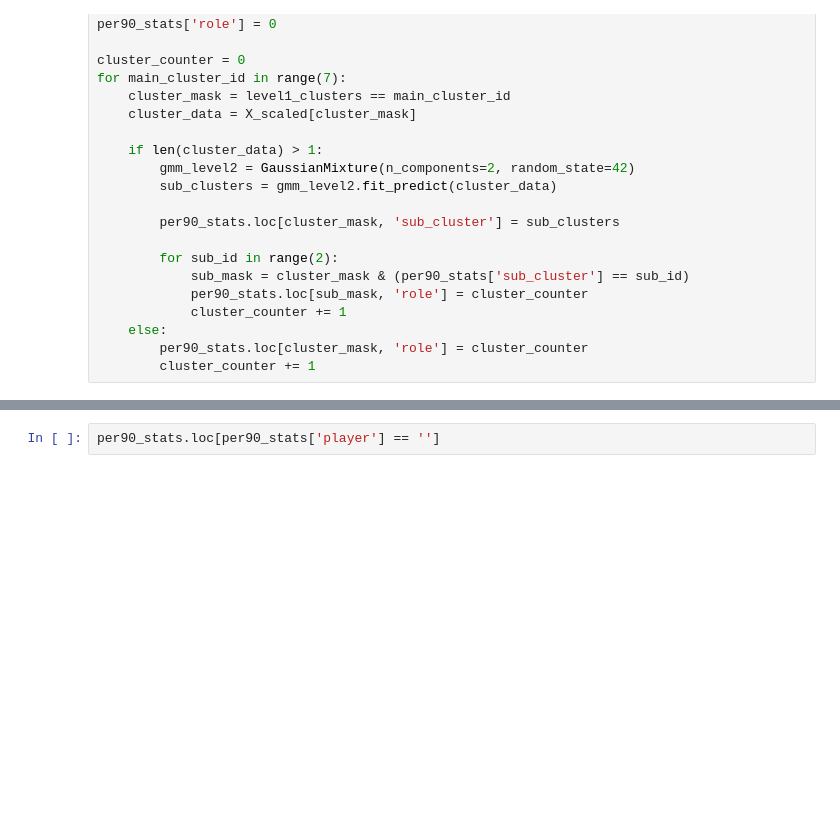
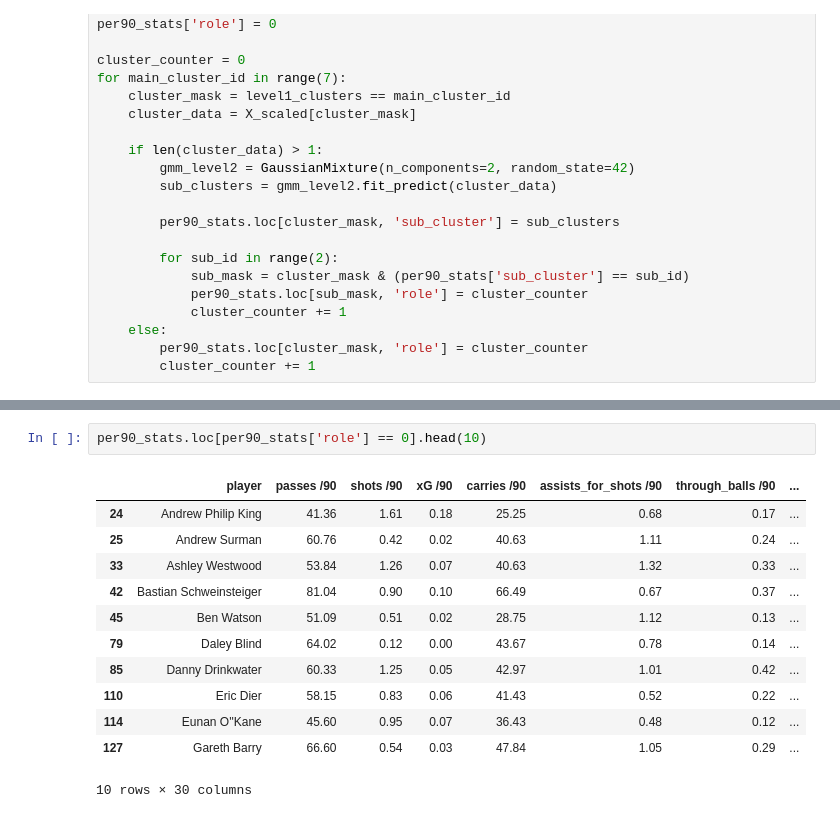
Before and after one commit to levokond/clustering-players-profiles, a Jupyter notebook: sb_data_importing.ipynb, the cells around one changed output, grey strips where cells are left out. Cells and saved outputs as stored; diff of their text form; blank space fills up the shorter version.

```diff
--- a/sb_data_importing.ipynb
+++ b/sb_data_importing.ipynb
@@ -585,2 +561,15 @@ Main cluster 1 (roles 2 and 3):
 # %%
-per90_stats.loc[per90_stats['player'] == '']
+per90_stats.loc[per90_stats['role'] == 0].head(10)
+# %% [output]
+|  | player | passes /90 | shots /90 | xG /90 | carries /90 | assists_for_shots /90 | through_balls /90 | ... |
+| 24 | Andrew Philip King | 41.36 | 1.61 | 0.18 | 25.25 | 0.68 | 0.17 | ... |
+| 25 | Andrew Surman | 60.76 | 0.42 | 0.02 | 40.63 | 1.11 | 0.24 | ... |
+| 33 | Ashley Westwood | 53.84 | 1.26 | 0.07 | 40.63 | 1.32 | 0.33 | ... |
+| 42 | Bastian Schweinsteiger | 81.04 | 0.90 | 0.10 | 66.49 | 0.67 | 0.37 | ... |
+| 45 | Ben Watson | 51.09 | 0.51 | 0.02 | 28.75 | 1.12 | 0.13 | ... |
+| 79 | Daley Blind | 64.02 | 0.12 | 0.00 | 43.67 | 0.78 | 0.14 | ... |
+| 85 | Danny Drinkwater | 60.33 | 1.25 | 0.05 | 42.97 | 1.01 | 0.42 | ... |
+| 110 | Eric Dier | 58.15 | 0.83 | 0.06 | 41.43 | 0.52 | 0.22 | ... |
+| 114 | Eunan O''Kane | 45.60 | 0.95 | 0.07 | 36.43 | 0.48 | 0.12 | ... |
+| 127 | Gareth Barry | 66.60 | 0.54 | 0.03 | 47.84 | 1.05 | 0.29 | ... |
+10 rows × 30 columns
```
Also changed, not shown: parts of 11 cells of this notebook.
